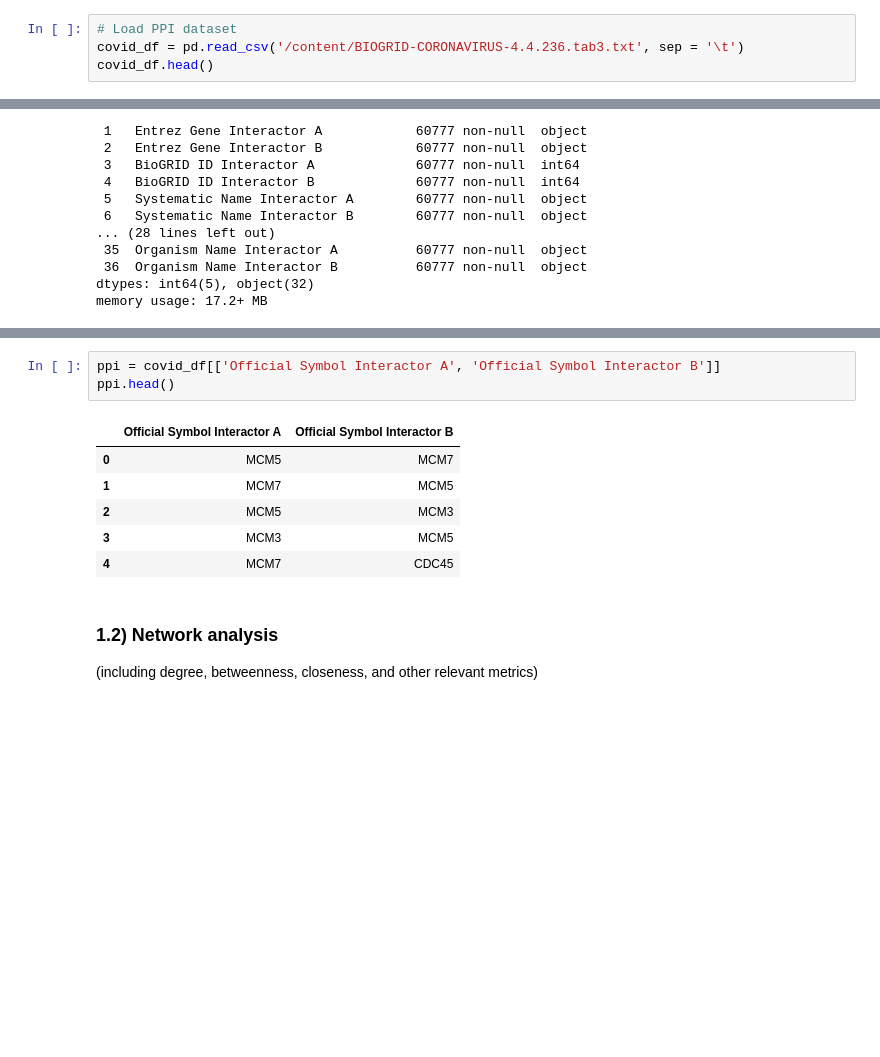
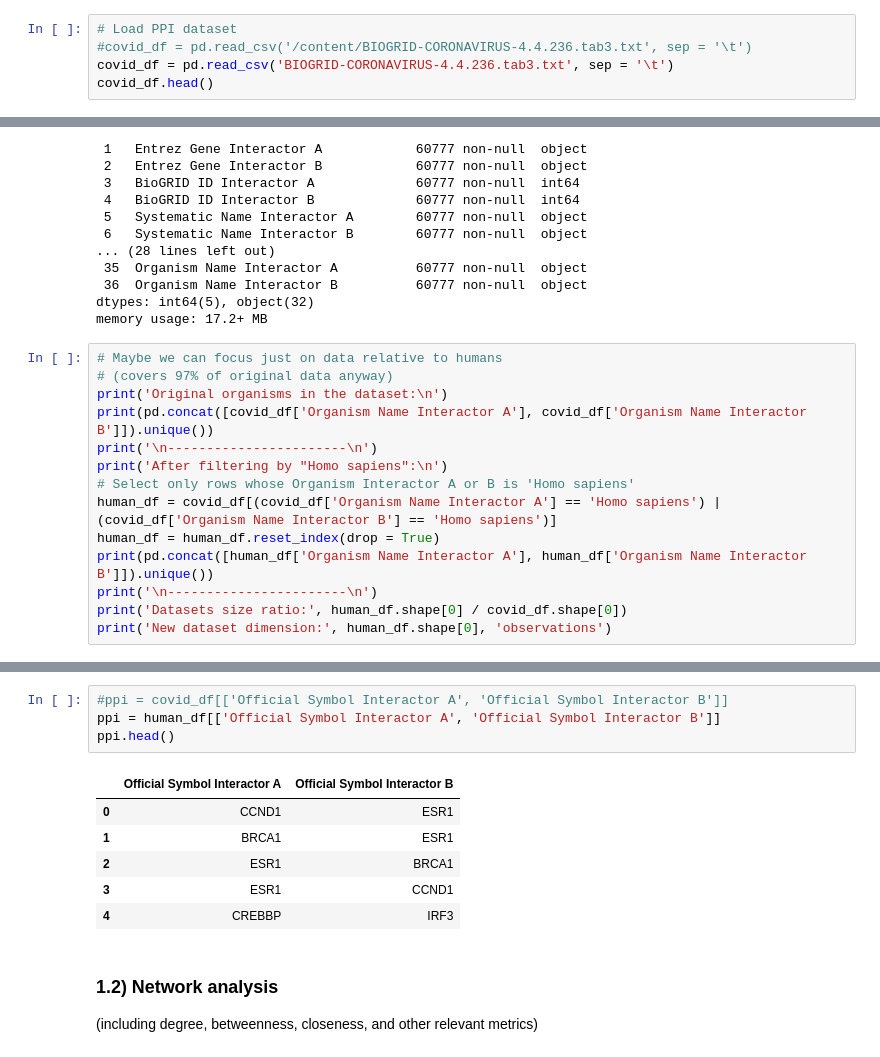
Before and after one commit to maryyyyna/Social-Networks-and-Online-Markets, a Jupyter notebook: SNOM_final_project.ipynb, the cells around one changed output, grey strips where cells are left out. Saved outputs shown, nothing was run; the diff lists cells and outputs as text; blank space fills up the shorter version.

```diff
--- a/SNOM_final_project.ipynb
+++ b/SNOM_final_project.ipynb
@@ -70,7 +73,8 @@ https://downloads.thebiogrid.org/File/BioGRID/Release-Archive/BIOGRID-4.4.236/BI
  (every row represents the interaction between two proteins)
 # %%
 # Load PPI dataset
-covid_df = pd.read_csv('/content/BIOGRID-CORONAVIRUS-4.4.236.tab3.txt', sep = '\t')
+#covid_df = pd.read_csv('/content/BIOGRID-CORONAVIRUS-4.4.236.tab3.txt', sep = '\t')
+covid_df = pd.read_csv('BIOGRID-CORONAVIRUS-4.4.236.tab3.txt', sep = '\t')
 covid_df.head()
 # %% [output]
 |  | #BioGRID Interaction ID | Entrez Gene Interactor A | Entrez Gene Interactor B | BioGRID ID Interactor A | ... |
@@ -100,3 +104,17 @@ Data columns (total 37 columns):
  36  Organism Name Interactor B          60777 non-null  object
 dtypes: int64(5), object(32)
 memory usage: 17.2+ MB
+# %%
+# Maybe we can focus just on data relative to humans
+# (covers 97% of original data anyway)
+print('Original organisms in the dataset:\n')
+print(pd.concat([covid_df['Organism Name Interactor A'], covid_df['Organism Name Interactor B']]).unique())
+print('\n-----------------------\n')
+print('After filtering by "Homo sapiens":\n')
+# Select only rows whose Organism Interactor A or B is 'Homo sapiens'
+human_df = covid_df[(covid_df['Organism Name Interactor A'] == 'Homo sapiens') | (covid_df['Organism Name Interactor B'] == 'Homo sapiens')]
+human_df = human_df.reset_index(drop = True)
+print(pd.concat([human_df['Organism Name Interactor A'], human_df['Organism Name Interactor B']]).unique())
+print('\n-----------------------\n')
+print('Datasets size ratio:', human_df.shape[0] / covid_df.shape[0])
+print('New dataset dimension:', human_df.shape[0], 'observations')
@@ -103,13 +139,14 @@ memory usage: 17.2+ MB
 # %%
-ppi = covid_df[['Official Symbol Interactor A', 'Official Symbol Interactor B']]
+#ppi = covid_df[['Official Symbol Interactor A', 'Official Symbol Interactor B']]
+ppi = human_df[['Official Symbol Interactor A', 'Official Symbol Interactor B']]
 ppi.head()
 # %% [output]
 |  | Official Symbol Interactor A | Official Symbol Interactor B |
-| 0 | MCM5 | MCM7 |
-| 1 | MCM7 | MCM5 |
-| 2 | MCM5 | MCM3 |
-| 3 | MCM3 | MCM5 |
-| 4 | MCM7 | CDC45 |
+| 0 | CCND1 | ESR1 |
+| 1 | BRCA1 | ESR1 |
+| 2 | ESR1 | BRCA1 |
+| 3 | ESR1 | CCND1 |
+| 4 | CREBBP | IRF3 |
 # %% [markdown]
 ### 1.2) Network analysis
 
```
Also changed, not shown: parts of 21 cells of this notebook.
